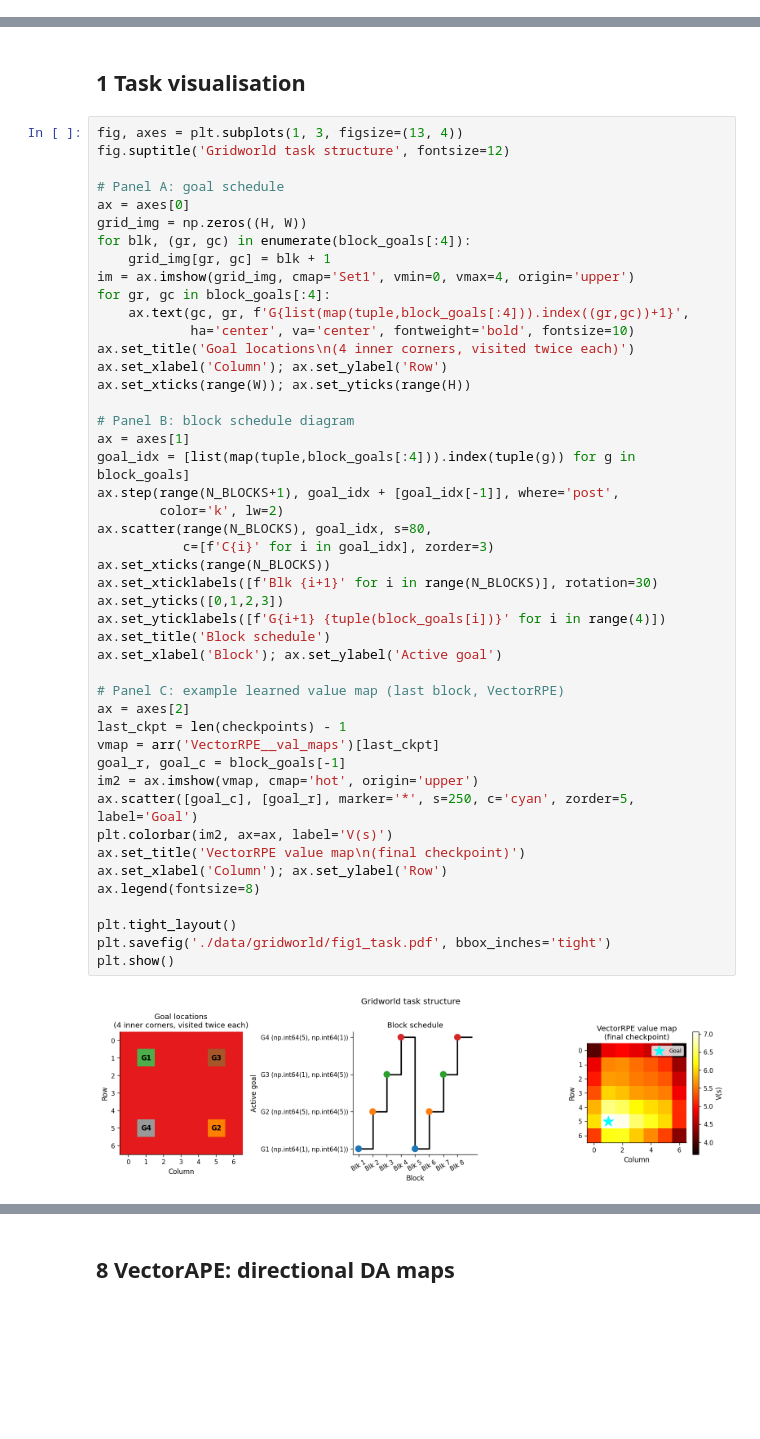
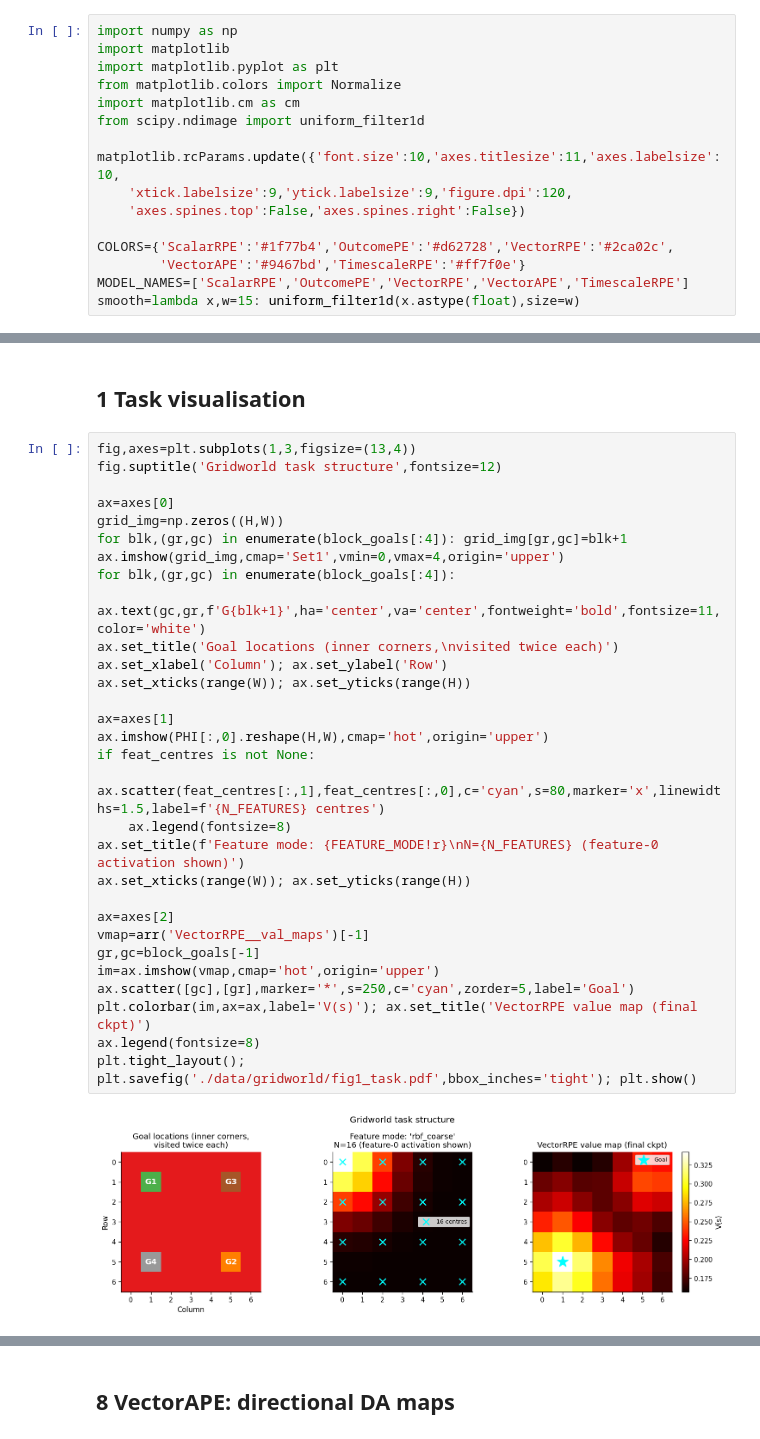
Before and after one commit to eggriel/timescale-specific-RPE, a Jupyter notebook: Figure_Gridworld.ipynb, the cells around one changed output, grey strips where cells are left out. Saved outputs shown, nothing was run; the diff lists cells and outputs as text; blank space fills up the shorter version.

```diff
--- a/Figure_Gridworld.ipynb
+++ b/Figure_Gridworld.ipynb
@@ -35 +6,17 @@ ACTION_NAMES = ['North','South','East','West']
+# %%
+import numpy as np
+import matplotlib
+import matplotlib.pyplot as plt
+from matplotlib.colors import Normalize
+import matplotlib.cm as cm
+from scipy.ndimage import uniform_filter1d
+
+matplotlib.rcParams.update({'font.size':10,'axes.titlesize':11,'axes.labelsize':10,
+    'xtick.labelsize':9,'ytick.labelsize':9,'figure.dpi':120,
+    'axes.spines.top':False,'axes.spines.right':False})
+
+COLORS={'ScalarRPE':'#1f77b4','OutcomePE':'#d62728','VectorRPE':'#2ca02c',
+        'VectorAPE':'#9467bd','TimescaleRPE':'#ff7f0e'}
+MODEL_NAMES=['ScalarRPE','OutcomePE','VectorRPE','VectorAPE','TimescaleRPE']
+smooth=lambda x,w=15: uniform_filter1d(x.astype(float),size=w)
 # %%
@@ -56,51 +50,35 @@ Block goals: [(np.int64(1), np.int64(1)), (np.int64(5), np.int64(5)), (np.int64(
 # %% [markdown]
 ## 1  Task visualisation
 # %%
-fig, axes = plt.subplots(1, 3, figsize=(13, 4))
-fig.suptitle('Gridworld task structure', fontsize=12)
+fig,axes=plt.subplots(1,3,figsize=(13,4))
+fig.suptitle('Gridworld task structure',fontsize=12)
 
-# Panel A: goal schedule
-ax = axes[0]
-grid_img = np.zeros((H, W))
-for blk, (gr, gc) in enumerate(block_goals[:4]):
-    grid_img[gr, gc] = blk + 1
-im = ax.imshow(grid_img, cmap='Set1', vmin=0, vmax=4, origin='upper')
-for gr, gc in block_goals[:4]:
-    ax.text(gc, gr, f'G{list(map(tuple,block_goals[:4])).index((gr,gc))+1}',
-            ha='center', va='center', fontweight='bold', fontsize=10)
-ax.set_title('Goal locations\n(4 inner corners, visited twice each)')
+ax=axes[0]
+grid_img=np.zeros((H,W))
+for blk,(gr,gc) in enumerate(block_goals[:4]): grid_img[gr,gc]=blk+1
+ax.imshow(grid_img,cmap='Set1',vmin=0,vmax=4,origin='upper')
+for blk,(gr,gc) in enumerate(block_goals[:4]):
+    ax.text(gc,gr,f'G{blk+1}',ha='center',va='center',fontweight='bold',fontsize=11,color='white')
+ax.set_title('Goal locations (inner corners,\nvisited twice each)')
 ax.set_xlabel('Column'); ax.set_ylabel('Row')
 ax.set_xticks(range(W)); ax.set_yticks(range(H))
 
-# Panel B: block schedule diagram
-ax = axes[1]
-goal_idx = [list(map(tuple,block_goals[:4])).index(tuple(g)) for g in block_goals]
-ax.step(range(N_BLOCKS+1), goal_idx + [goal_idx[-1]], where='post',
-        color='k', lw=2)
-ax.scatter(range(N_BLOCKS), goal_idx, s=80,
-           c=[f'C{i}' for i in goal_idx], zorder=3)
-ax.set_xticks(range(N_BLOCKS))
-ax.set_xticklabels([f'Blk {i+1}' for i in range(N_BLOCKS)], rotation=30)
-ax.set_yticks([0,1,2,3])
-ax.set_yticklabels([f'G{i+1} {tuple(block_goals[i])}' for i in range(4)])
-ax.set_title('Block schedule')
-ax.set_xlabel('Block'); ax.set_ylabel('Active goal')
+ax=axes[1]
+ax.imshow(PHI[:,0].reshape(H,W),cmap='hot',origin='upper')
+if feat_centres is not None:
+    ax.scatter(feat_centres[:,1],feat_centres[:,0],c='cyan',s=80,marker='x',linewidths=1.5,label=f'{N_FEATURES} centres')
+    ax.legend(fontsize=8)
+ax.set_title(f'Feature mode: {FEATURE_MODE!r}\nN={N_FEATURES} (feature-0 activation shown)')
+ax.set_xticks(range(W)); ax.set_yticks(range(H))
 
-# Panel C: example learned value map (last block, VectorRPE)
-ax = axes[2]
-last_ckpt = len(checkpoints) - 1
-vmap = arr('VectorRPE__val_maps')[last_ckpt]
-goal_r, goal_c = block_goals[-1]
-im2 = ax.imshow(vmap, cmap='hot', origin='upper')
-ax.scatter([goal_c], [goal_r], marker='*', s=250, c='cyan', zorder=5, label='Goal')
-plt.colorbar(im2, ax=ax, label='V(s)')
-ax.set_title('VectorRPE value map\n(final checkpoint)')
-ax.set_xlabel('Column'); ax.set_ylabel('Row')
+ax=axes[2]
+vmap=arr('VectorRPE__val_maps')[-1]
+gr,gc=block_goals[-1]
+im=ax.imshow(vmap,cmap='hot',origin='upper')
+ax.scatter([gc],[gr],marker='*',s=250,c='cyan',zorder=5,label='Goal')
+plt.colorbar(im,ax=ax,label='V(s)'); ax.set_title('VectorRPE value map (final ckpt)')
 ax.legend(fontsize=8)
-
-plt.tight_layout()
-plt.savefig('./data/gridworld/fig1_task.pdf', bbox_inches='tight')
-plt.show()
+plt.tight_layout(); plt.savefig('./data/gridworld/fig1_task.pdf',bbox_inches='tight'); plt.show()
 # %% [output]
-[figure, old version]
+[figure, new version]
 # %% [markdown]
```
Also changed, not shown: parts of 32 cells of this notebook, 7 other files.
